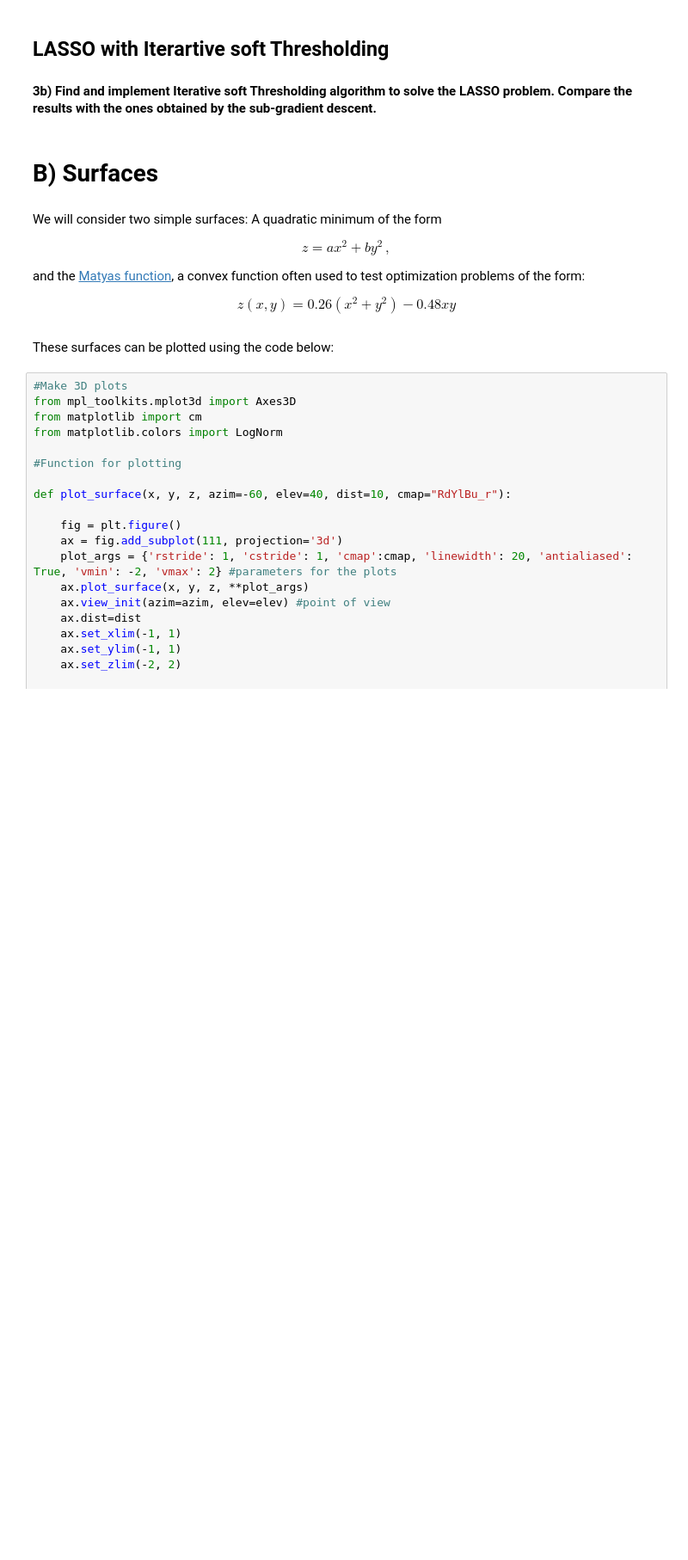
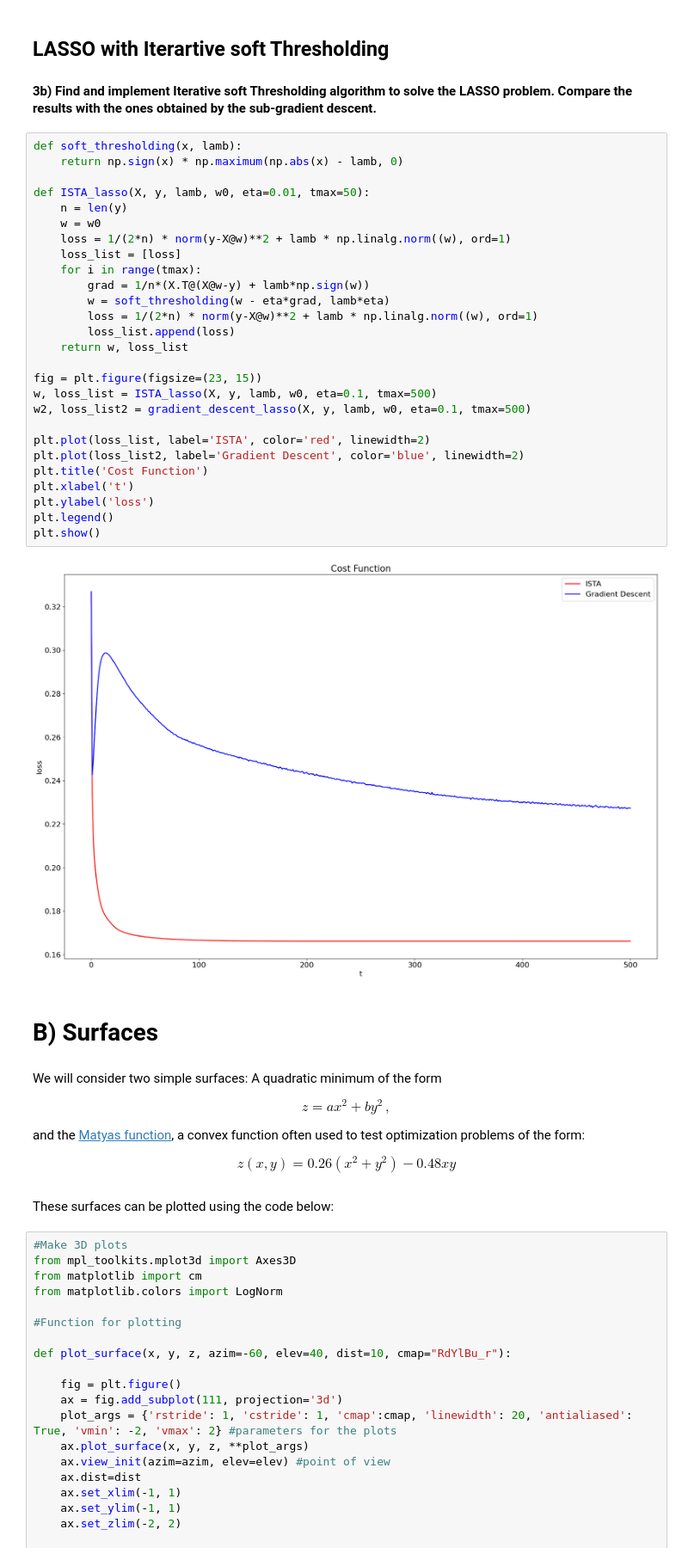
Before and after one commit to filippoquadri/FundamentalLearningEPFL, a Jupyter notebook: TP5/optimization_quadri.ipynb, the cells around one changed output. Shown at 86% size. Saved outputs shown, nothing was run; the diff lists cells and outputs as text; blank space fills up the shorter version.

```diff
--- a/TP5/optimization_quadri.ipynb
+++ b/TP5/optimization_quadri.ipynb
@@ -354,6 +355,35 @@ plt.show()
 ## LASSO with Iterartive soft Thresholding
 
 #### 3b) Find and implement Iterative soft Thresholding algorithm to solve the LASSO problem. Compare the results with the ones obtained by the sub-gradient descent.
+# %%
+def soft_thresholding(x, lamb):
+    return np.sign(x) * np.maximum(np.abs(x) - lamb, 0)
+
+def ISTA_lasso(X, y, lamb, w0, eta=0.01, tmax=50):
+    n = len(y)
+    w = w0
+    loss = 1/(2*n) * norm(y-X@w)**2 + lamb * np.linalg.norm((w), ord=1)
+    loss_list = [loss]
+    for i in range(tmax):
+        grad = 1/n*(X.T@(X@w-y) + lamb*np.sign(w))
+        w = soft_thresholding(w - eta*grad, lamb*eta)
+        loss = 1/(2*n) * norm(y-X@w)**2 + lamb * np.linalg.norm((w), ord=1)
+        loss_list.append(loss)
+    return w, loss_list
+
+fig = plt.figure(figsize=(23, 15))
+w, loss_list = ISTA_lasso(X, y, lamb, w0, eta=0.1, tmax=500)
+w2, loss_list2 = gradient_descent_lasso(X, y, lamb, w0, eta=0.1, tmax=500)
+
+plt.plot(loss_list, label='ISTA', color='red', linewidth=2)
+plt.plot(loss_list2, label='Gradient Descent', color='blue', linewidth=2)
+plt.title('Cost Function')
+plt.xlabel('t')
+plt.ylabel('loss')
+plt.legend()
+plt.show()
+# %% [output]
+[figure, added]
 # %% [markdown]
 # B) Surfaces
 # %% [markdown]
```
Also changed, not shown: parts of 11 cells of this notebook, 1 other file.
